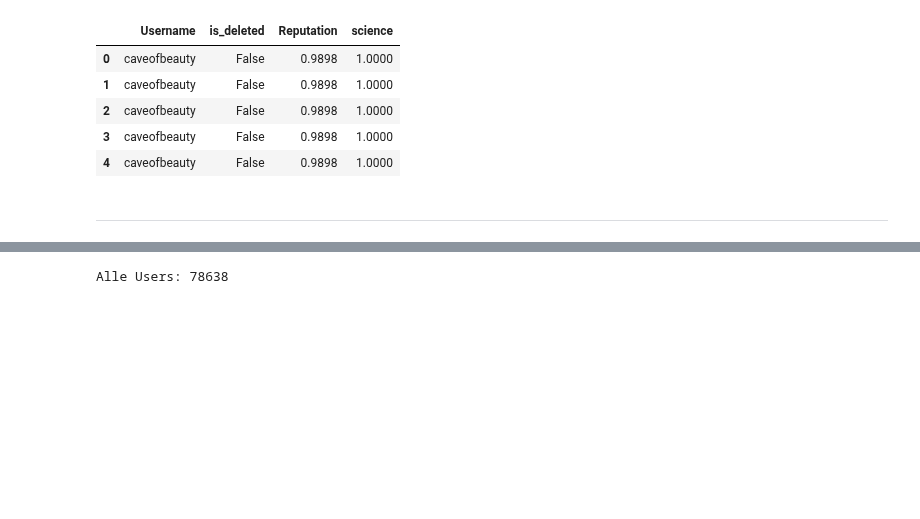
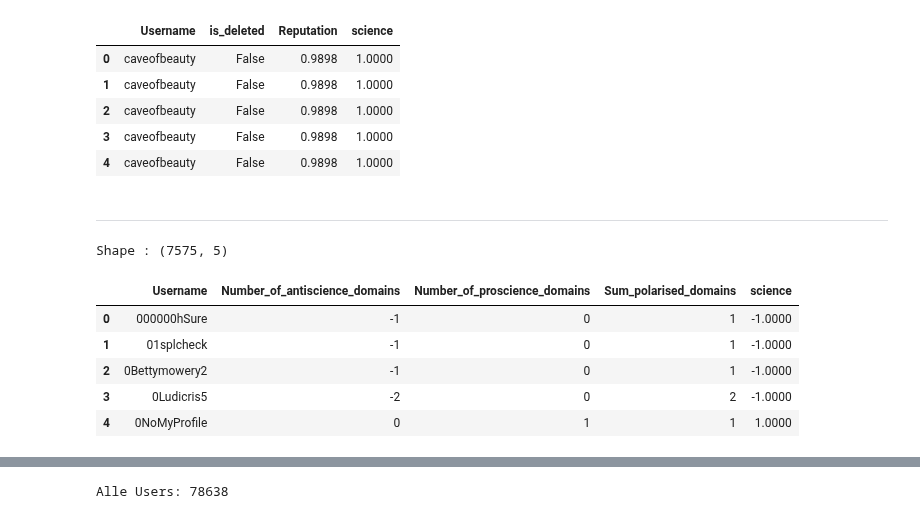
Before and after one commit to MoSamani/Deleted-Tweets, a Jupyter notebook: user_polarisiation/Plot_science_Polarisiation.ipynb, the cells around one changed output, grey strips where cells are left out. Saved outputs shown, nothing was run; the diff lists cells and outputs as text; code cells hidden in the pictures; blank space fills up the shorter version.

```diff
--- a/user_polarisiation/Plot_science_Polarisiation.ipynb
+++ b/user_polarisiation/Plot_science_Polarisiation.ipynb
@@ -480,3 +528,18 @@ Form : (159330, 4)
 | 4 | caveofbeauty | False | 0.9898 | 1.0000 |
 # %% [markdown]
 ***
+# %%
+path = '../data/df_tweetskb_afterlockdown_science_polarized_users.tsv'
+
+df_tweetskb_science_polarized_and_neutralized = pd.read_csv(path, sep='\t', error_bad_lines=False, names=['Username', 'Number_of_antiscience_domains', 'Number_of_proscience_domains', 'Sum_polarised_domains', 'science'])
+
+print('Shape :', df_tweetskb_science_polarized_and_neutralized.shape)
+df_tweetskb_science_polarized_and_neutralized.head()
+# %% [output]
+Shape : (7575, 5)
+|  | Username | Number_of_antiscience_domains | Number_of_proscience_domains | Sum_polarised_domains | science |
+| 0 | 000000hSure | -1 | 0 | 1 | -1.0000 |
+| 1 | 01splcheck | -1 | 0 | 1 | -1.0000 |
+| 2 | 0Bettymowery2 | -1 | 0 | 1 | -1.0000 |
+| 3 | 0Ludicris5 | -2 | 0 | 2 | -1.0000 |
+| 4 | 0NoMyProfile | 0 | 1 | 1 | 1.0000 |
```
Also changed, not shown: parts of 12 cells of this notebook, 19 other files.
